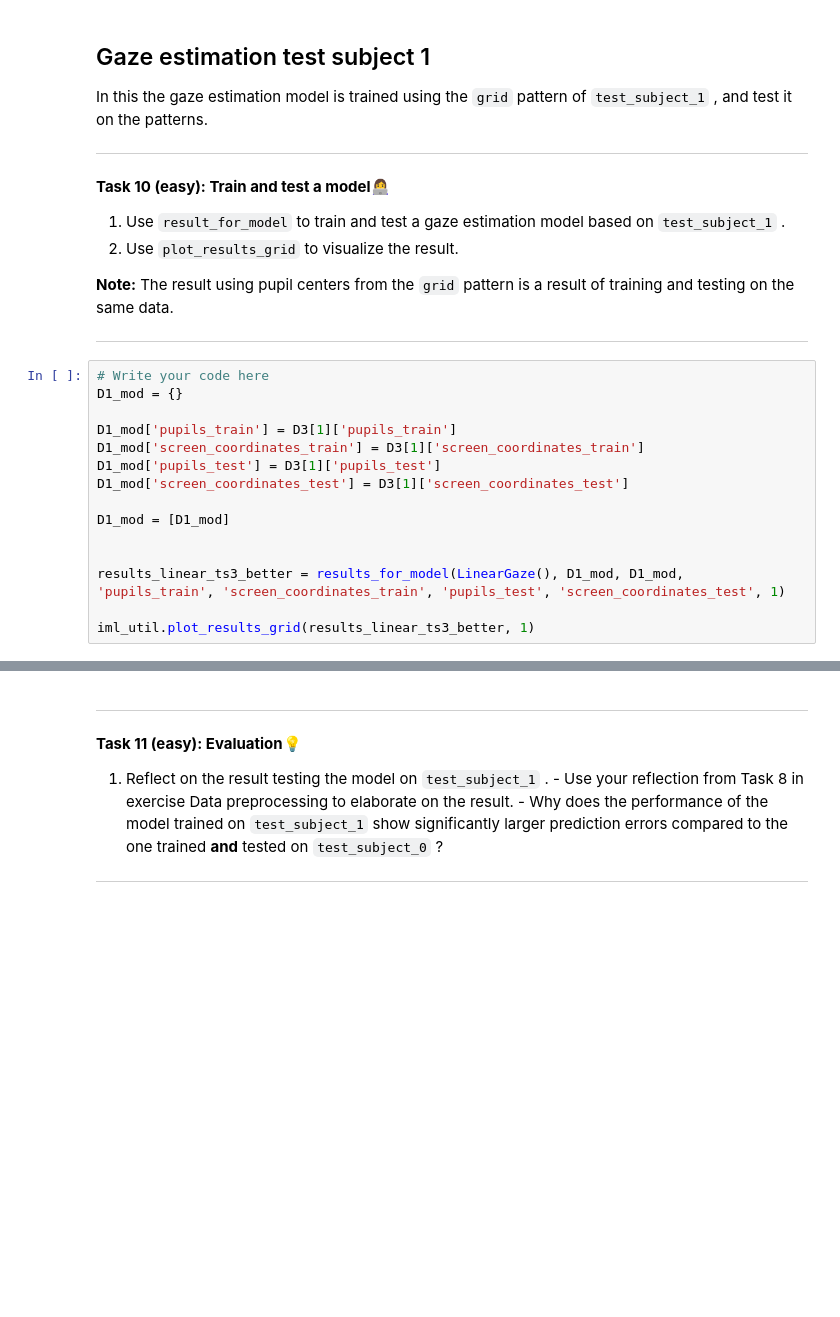
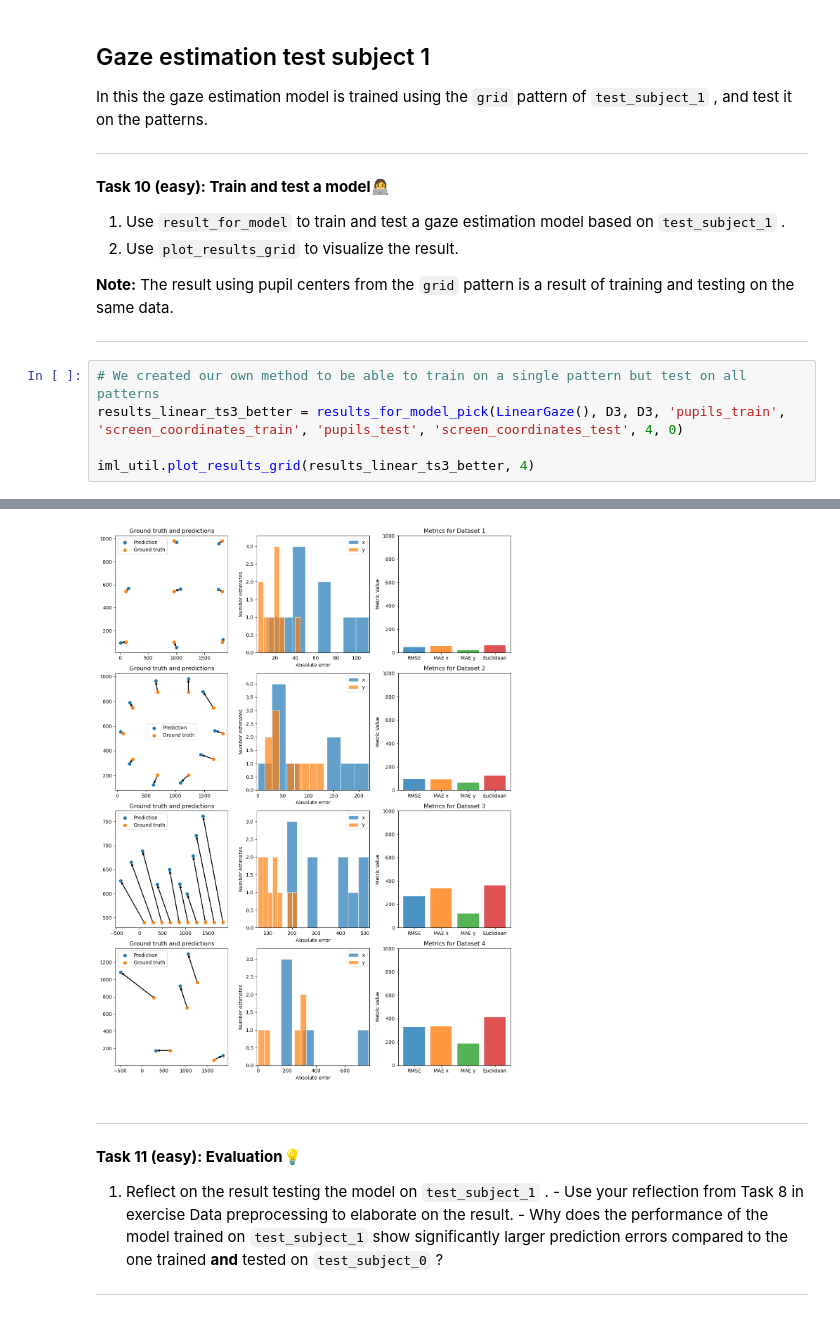
Before and after one commit to AlbertRossJoh/iml_project_2025, a Jupyter notebook: W06/02-gaze.ipynb, the cells around one changed output, grey strips where cells are left out. Drawn from its saved outputs; the diff is of its cells as text; blank space fills up the shorter version.

```diff
--- a/W06/02-gaze.ipynb
+++ b/W06/02-gaze.ipynb
@@ -553,18 +619,8 @@ In this the gaze estimation model is trained using the `grid`
 
 ---
 # %%
-# Write your code here
-D1_mod = {}
+# We created our own method to be able to train on a single pattern but test on all patterns
+results_linear_ts3_better = results_for_model_pick(LinearGaze(), D3, D3, 'pupils_train', 'screen_coordinates_train', 'pupils_test', 'screen_coordinates_test', 4, 0)
 
-D1_mod['pupils_train'] = D3[1]['pupils_train']
-D1_mod['screen_coordinates_train'] = D3[1]['screen_coordinates_train']
-D1_mod['pupils_test'] = D3[1]['pupils_test']
-D1_mod['screen_coordinates_test'] = D3[1]['screen_coordinates_test']
-
-D1_mod = [D1_mod]
-
-
-results_linear_ts3_better = results_for_model(LinearGaze(), D1_mod, D1_mod, 'pupils_train', 'screen_coordinates_train', 'pupils_test', 'screen_coordinates_test', 1)
-
-iml_util.plot_results_grid(results_linear_ts3_better, 1)
+iml_util.plot_results_grid(results_linear_ts3_better, 4)
 # %% [output]
@@ -572,3 +629,4 @@ IndexError: list index out of range
+[figure, added]
 # %% [markdown]
 
 ---
```
Also changed, not shown: parts of 6 cells of this notebook.
